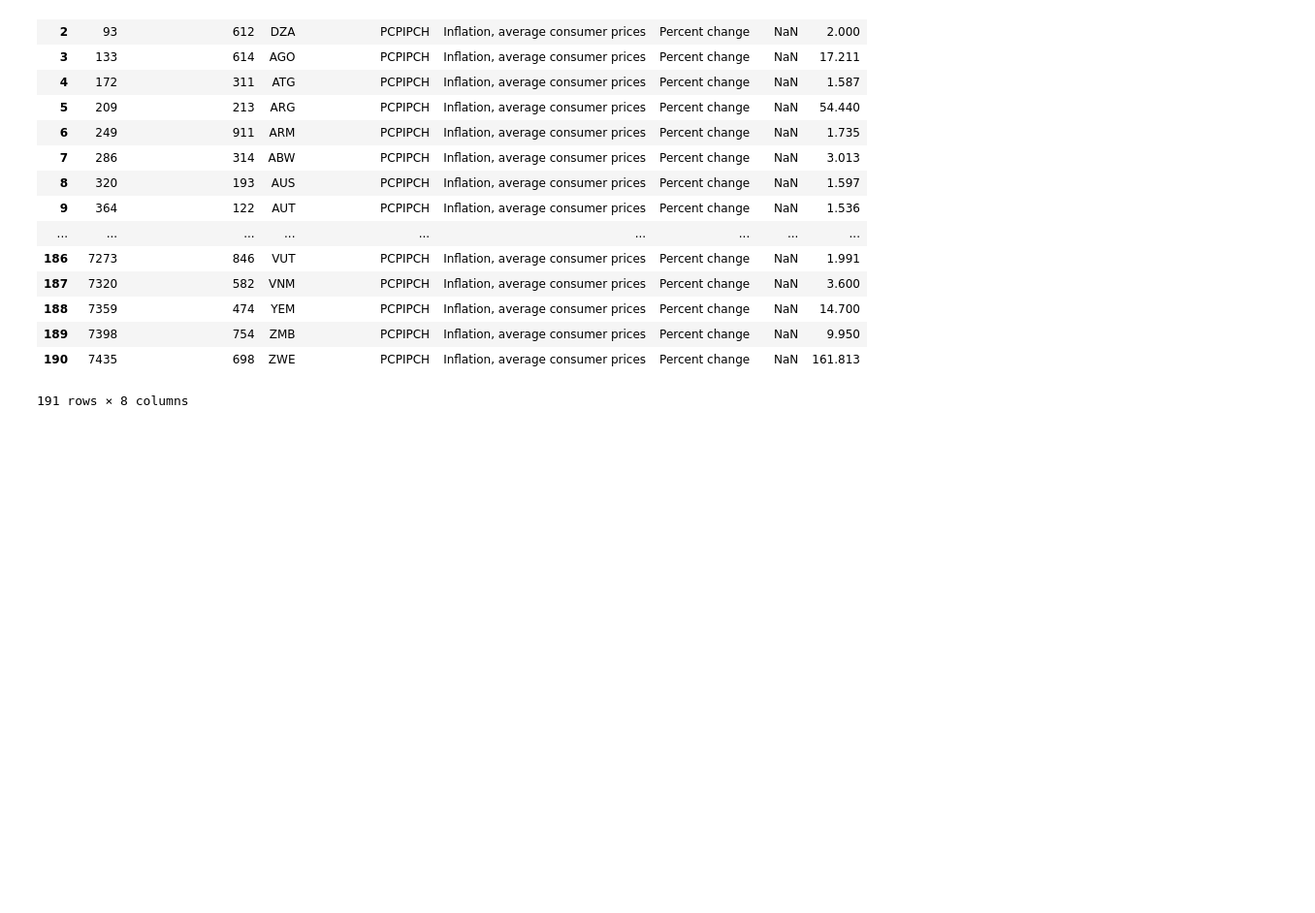
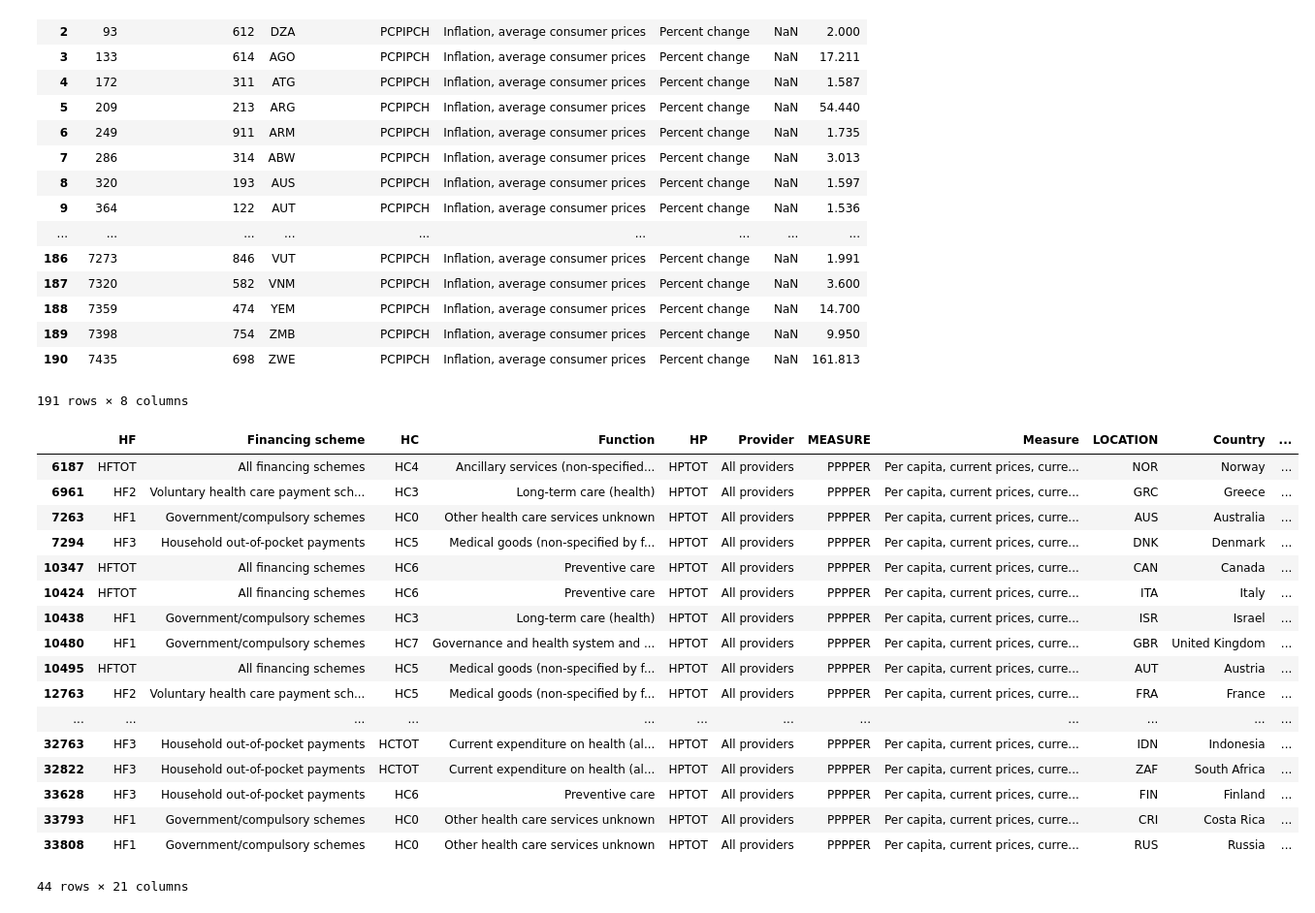
Before and after one commit to fujarenpaw/WorldInfo, a Jupyter notebook: Program/testProgram.ipynb, the cells around one changed output. Shown at 97% size. Saved outputs shown, nothing was run; the diff lists cells and outputs as text; code cells hidden in the pictures; blank space fills up the shorter version.

```diff
--- a/Program/testProgram.ipynb
+++ b/Program/testProgram.ipynb
@@ -301,3 +301,31 @@ visualData.reset_index()
 | 189 | 7398 | 754 | ZMB | PCPIPCH | Inflation, average consumer prices | Percent change | NaN | 9.950 |
 | 190 | 7435 | 698 | ZWE | PCPIPCH | Inflation, average consumer prices | Percent change | NaN | 161.813 |
 191 rows × 8 columns
+# %%
+import pandas
+# GDPデータ読み込み
+path = r"..\Data\OECD_HELTH_EXPENDITURE_2019NOV.csv"
+df = pd.read_csv(path)
+
+# 1つの国で日付の異なる複数のデータがあるため、古い重複データは削除
+df = df[df["Unit"] == "US Dollar"]
+df = df.drop_duplicates(['Country'], keep='last')
+# %% [output]
+|  | HF | Financing scheme | HC | Function | HP | Provider | MEASURE | Measure | LOCATION | Country | ... |
+| 6187 | HFTOT | All financing schemes | HC4 | Ancillary services (non-specified... | HPTOT | All providers | PPPPER | Per capita, current prices, curre... | NOR | Norway | ... |
+| 6961 | HF2 | Voluntary health care payment sch... | HC3 | Long-term care (health) | HPTOT | All providers | PPPPER | Per capita, current prices, curre... | GRC | Greece | ... |
+| 7263 | HF1 | Government/compulsory schemes | HC0 | Other health care services unknown | HPTOT | All providers | PPPPER | Per capita, current prices, curre... | AUS | Australia | ... |
+| 7294 | HF3 | Household out-of-pocket payments | HC5 | Medical goods (non-specified by f... | HPTOT | All providers | PPPPER | Per capita, current prices, curre... | DNK | Denmark | ... |
+| 10347 | HFTOT | All financing schemes | HC6 | Preventive care | HPTOT | All providers | PPPPER | Per capita, current prices, curre... | CAN | Canada | ... |
+| 10424 | HFTOT | All financing schemes | HC6 | Preventive care | HPTOT | All providers | PPPPER | Per capita, current prices, curre... | ITA | Italy | ... |
+| 10438 | HF1 | Government/compulsory schemes | HC3 | Long-term care (health) | HPTOT | All providers | PPPPER | Per capita, current prices, curre... | ISR | Israel | ... |
+| 10480 | HF1 | Government/compulsory schemes | HC7 | Governance and health system and ... | HPTOT | All providers | PPPPER | Per capita, current prices, curre... | GBR | United Kingdom | ... |
+| 10495 | HFTOT | All financing schemes | HC5 | Medical goods (non-specified by f... | HPTOT | All providers | PPPPER | Per capita, current prices, curre... | AUT | Austria | ... |
+| 12763 | HF2 | Voluntary health care payment sch... | HC5 | Medical goods (non-specified by f... | HPTOT | All providers | PPPPER | Per capita, current prices, curre... | FRA | France | ... |
+| ... | ... | ... | ... | ... | ... | ... | ... | ... | ... | ... | ... |
+| 32763 | HF3 | Household out-of-pocket payments | HCTOT | Current expenditure on health (al... | HPTOT | All providers | PPPPER | Per capita, current prices, curre... | IDN | Indonesia | ... |
+| 32822 | HF3 | Household out-of-pocket payments | HCTOT | Current expenditure on health (al... | HPTOT | All providers | PPPPER | Per capita, current prices, curre... | ZAF | South Africa | ... |
+| 33628 | HF3 | Household out-of-pocket payments | HC6 | Preventive care | HPTOT | All providers | PPPPER | Per capita, current prices, curre... | FIN | Finland | ... |
+| 33793 | HF1 | Government/compulsory schemes | HC0 | Other health care services unknown | HPTOT | All providers | PPPPER | Per capita, current prices, curre... | CRI | Costa Rica | ... |
+| 33808 | HF1 | Government/compulsory schemes | HC0 | Other health care services unknown | HPTOT | All providers | PPPPER | Per capita, current prices, curre... | RUS | Russia | ... |
+44 rows × 21 columns
```
Also changed, not shown: parts of 2 cells of this notebook, 3 other files.
